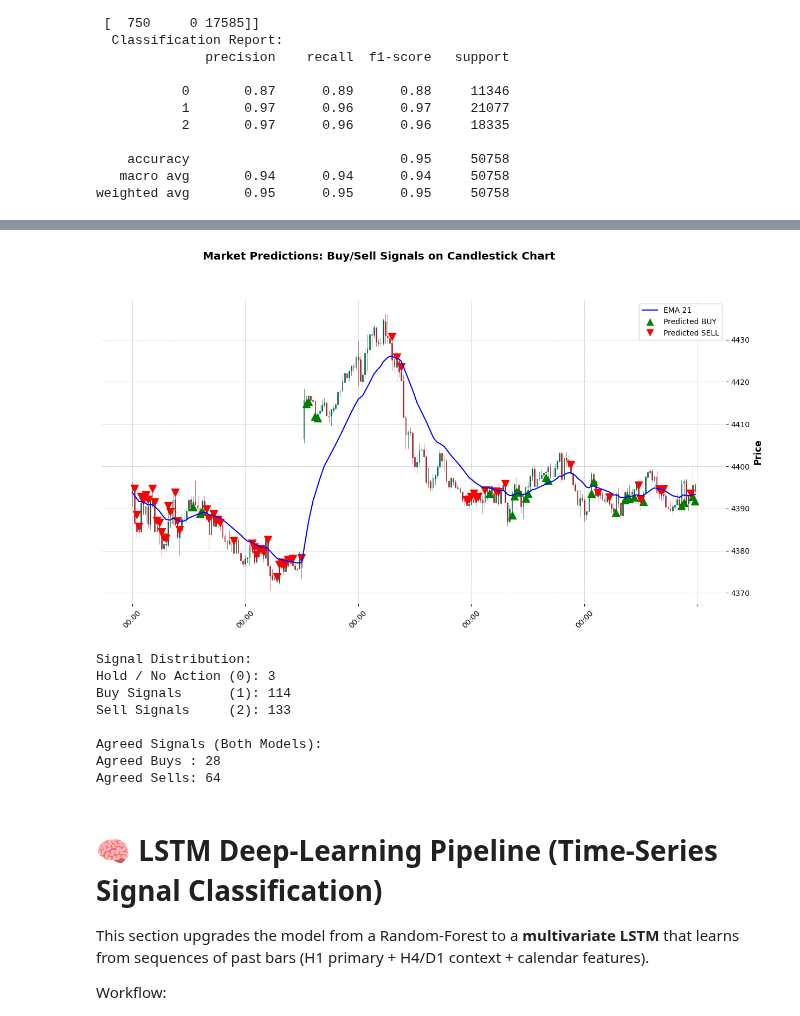
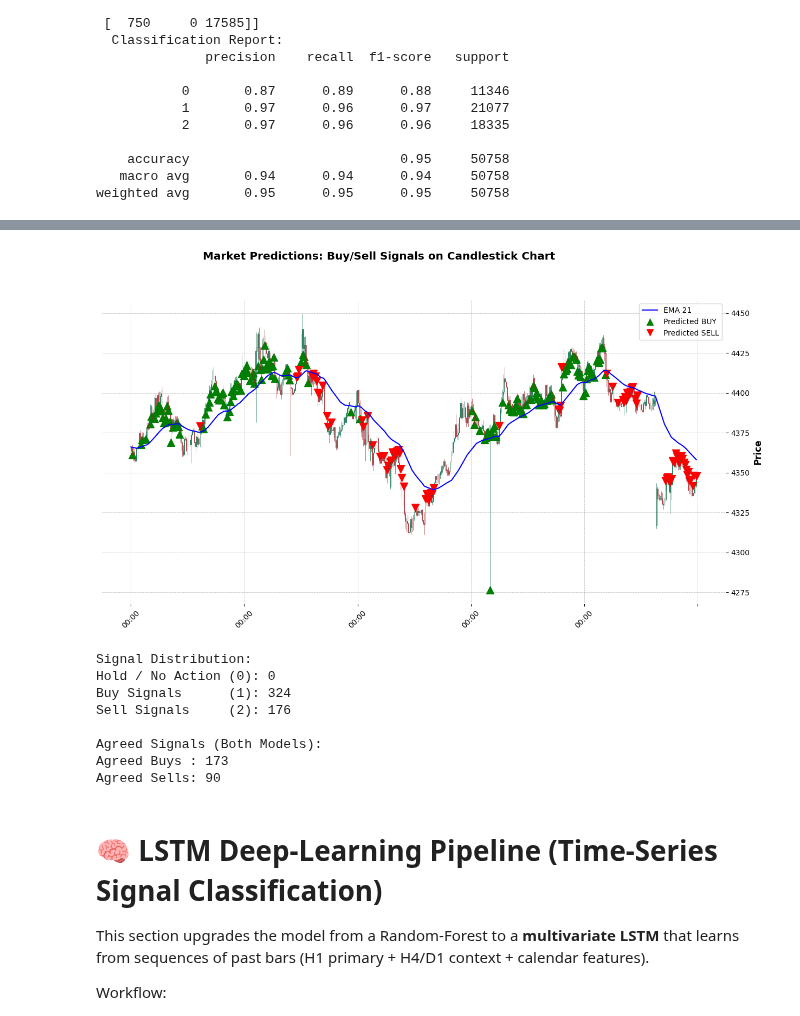
Before and after one commit to dbright123/Dbot-Advance1, a Jupyter notebook: market_prediction.ipynb, the cells around one changed output, grey strips where cells are left out. Drawn from its saved outputs; the diff is of its cells as text; code cells hidden in the pictures.

```diff
--- a/market_prediction.ipynb
+++ b/market_prediction.ipynb
@@ -199,8 +199,8 @@ df = engineer_features(df)   # drop last 200 rows (incomplete bars)
 df = label_optimal_positions(
     df,
     price_col='close',
-    transaction_cost=0.00015,   # tune this to your spread + commission
-    holding_penalty=0.00015,
+    transaction_cost=0.00019,   # tune this to your spread + commission
+    holding_penalty=0.00019,
     allow_short=True,
     verbose=True
 )
@@ -208,7 +208,7 @@ df = label_optimal_positions(
 # Evaluate the labels
 gross, switch_cost, net = evaluate_labels(
     df,
-    transaction_cost=0.00015
+    transaction_cost=0.00019
 )
 
 print(f"Gross log return: {gross:.6f}")
@@ -397,7 +397,7 @@ RandomForest Evaluation
 weighted avg       0.54      0.54      0.54    148757
 # %%
 et_model = ExtraTreesClassifier(
-    n_estimators=400,
+    n_estimators=350,
     class_weight="balanced",
     random_state=42,
     n_jobs=3,
@@ -520,7 +498,7 @@ def predict_and_plot_signals(model, df, feature_columns,
     ohlc_df.columns = ['Open', 'High', 'Low', 'Close']
 
     # NEW: Calculate 21-period Exponential Moving Average on the Close price
-    ohlc_df['EMA_21'] = ohlc_df['Close'].ewm(span=21, adjust=False).mean()
+    ohlc_df['EMA_50'] = ohlc_df['Close'].ewm(span=50, adjust=False).mean()
 
     # --- 3. Make predictions ---
     X = data[feature_columns].values
@@ -531,11 +509,11 @@ def predict_and_plot_signals(model, df, feature_columns,
     buy_marker = pd.Series(index=ohlc_df.index, dtype=float, name='buy')
     sell_marker = pd.Series(index=ohlc_df.index, dtype=float, name='sell')
 
-    buys = data[(data['predicted_label'] == 1) & (data['close'] > ohlc_df['EMA_21'])]
+    buys = data[(data['predicted_label'] == 1) & (data['open'] > ohlc_df['EMA_50'])]
     if not buys.empty:
         buy_marker.loc[buys.index] = buys[ohlc_map['Low']]
 
-    sells = data[(data['predicted_label'] == 2) & (data['close'] < ohlc_df['EMA_21'])]
+    sells = data[(data['predicted_label'] == 2) & (data['open'] < ohlc_df['EMA_50'])]
     if not sells.empty:
         sell_marker.loc[sells.index] = sells[ohlc_map['High']]
 
@@ -543,7 +521,7 @@ def predict_and_plot_signals(model, df, feature_columns,
     apds = []
 
     # NEW: Add the EMA plot first so the candlesticks/markers render nicely around it
-    apds.append(mpf.make_addplot(ohlc_df['EMA_21'], type='line', color='blue', width=1.5))
+    apds.append(mpf.make_addplot(ohlc_df['EMA_50'], type='line', color='blue', width=1.5))
 
     if not buys.empty:
         apds.append(mpf.make_addplot(buy_marker, type='scatter', marker='^',
@@ -591,5 +569,5 @@ def predict_and_plot_signals(model, df, feature_columns,
 # Ensure your 'df' has gone through engineer_features() first
 # features = ['open', 'high', 'low', 'volume', 'month', 'day', 'hour', 'minute', 'day_of_week']
 #ohlc_map = {'Open':'Open', 'High':'High', 'Low':'Low', 'Close':'Close'}
-predict_and_plot_signals(et_model, df_test[-250:], FEATURE_NAMES)
+predict_and_plot_signals(et_model, df_test[-500:], FEATURE_NAMES)
 # %% [output]
@@ -599,12 +578,12 @@ predict_and_plot_signals(et_model, df_test[-250:], FEATURE_NAMES)
-[figure, old version]
+[figure, new version]
 Signal Distribution:
-Hold / No Action (0): 3
-Buy Signals      (1): 114
-Sell Signals     (2): 133
+Hold / No Action (0): 0
+Buy Signals      (1): 324
+Sell Signals     (2): 176
 
 Agreed Signals (Both Models):
-Agreed Buys : 28
-Agreed Sells: 64
+Agreed Buys : 173
+Agreed Sells: 90
 # %% [markdown]
 # 🧠 LSTM Deep-Learning Pipeline (Time-Series Signal Classification)
 
```
Also changed, not shown: parts of 5 cells of this notebook, 1 other file.
